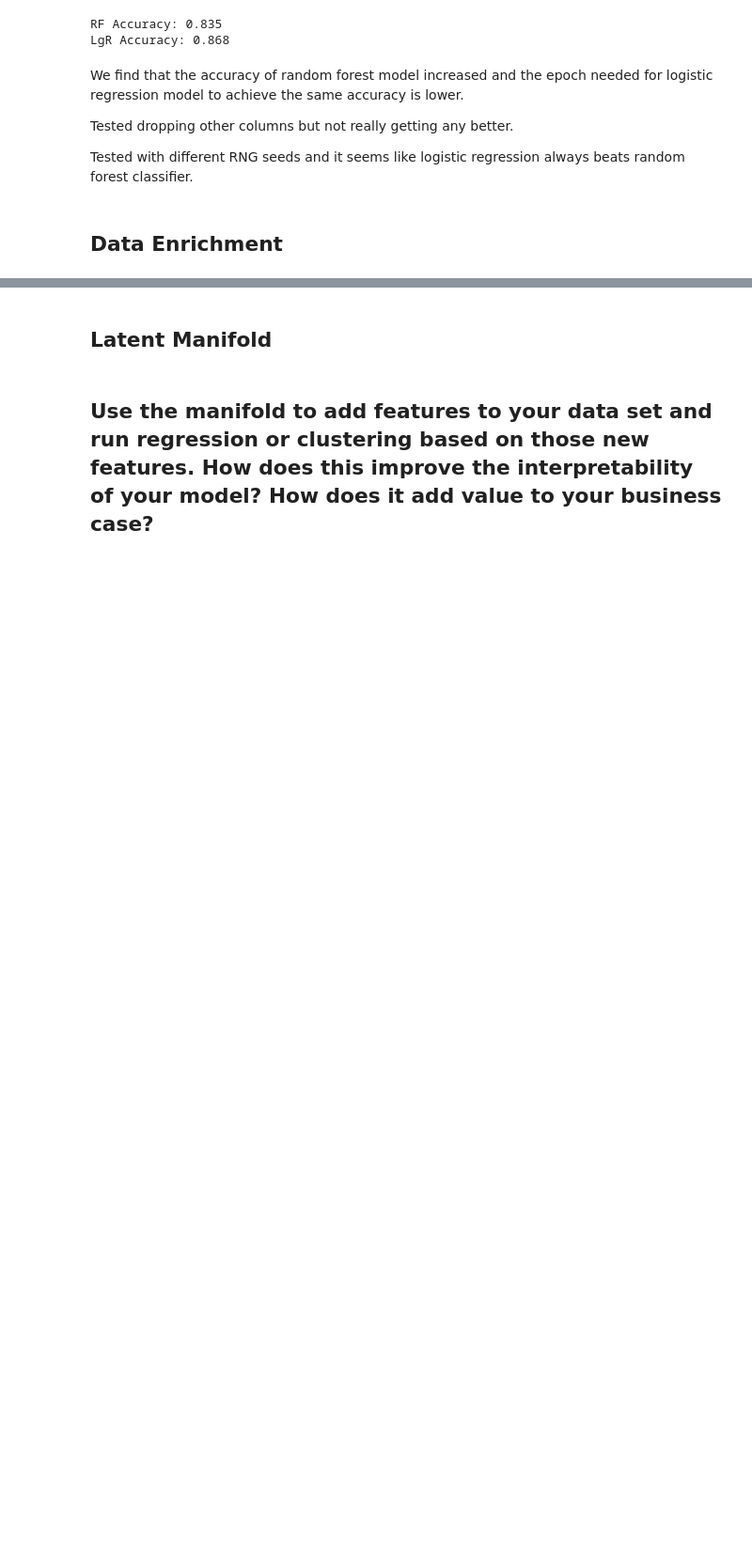
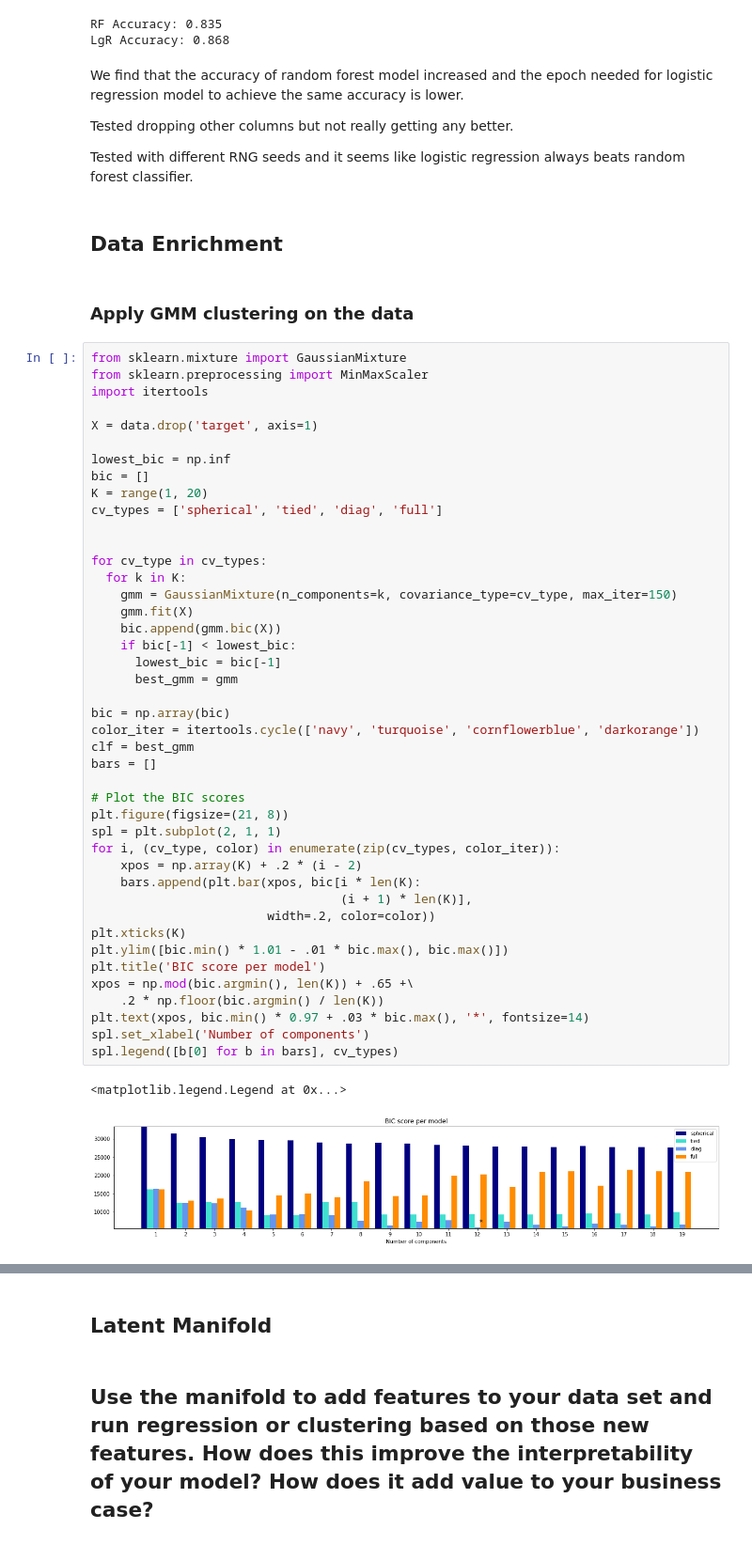
Before and after one commit to roanacla/ML_Heart_Disease_Predictor, a Jupyter notebook: Homework_3.ipynb, the cells around one changed output, grey strips where cells are left out. Shown at 94% size. Drawn from its saved outputs; the diff is of its cells as text; blank space fills up the shorter version.

Commit message:
Use clustering as an enrichment method

```diff
--- a/Homework_3.ipynb
+++ b/Homework_3.ipynb
@@ -253,3 +253,51 @@ Tested dropping other columns but not really getting any better.
 Tested with different RNG seeds and it seems like logistic regression always beats random forest classifier.
 # %% [markdown]
 ## Data Enrichment
+# %% [markdown]
+### Apply GMM clustering on the data
+# %%
+from sklearn.mixture import GaussianMixture
+from sklearn.preprocessing import MinMaxScaler
+import itertools
+
+X = data.drop('target', axis=1)
+
+lowest_bic = np.inf
+bic = []
+K = range(1, 20)
+cv_types = ['spherical', 'tied', 'diag', 'full']
+
+
+for cv_type in cv_types:
+  for k in K:
+    gmm = GaussianMixture(n_components=k, covariance_type=cv_type, max_iter=150)
+    gmm.fit(X)
+    bic.append(gmm.bic(X))
+    if bic[-1] < lowest_bic:
+      lowest_bic = bic[-1]
+      best_gmm = gmm
+
+bic = np.array(bic)
+color_iter = itertools.cycle(['navy', 'turquoise', 'cornflowerblue', 'darkorange'])
+clf = best_gmm
+bars = []
+
+# Plot the BIC scores
+plt.figure(figsize=(21, 8))
+spl = plt.subplot(2, 1, 1)
+for i, (cv_type, color) in enumerate(zip(cv_types, color_iter)):
+    xpos = np.array(K) + .2 * (i - 2)
+    bars.append(plt.bar(xpos, bic[i * len(K):
+                                  (i + 1) * len(K)],
+                        width=.2, color=color))
+plt.xticks(K)
+plt.ylim([bic.min() * 1.01 - .01 * bic.max(), bic.max()])
+plt.title('BIC score per model')
+xpos = np.mod(bic.argmin(), len(K)) + .65 +\
+    .2 * np.floor(bic.argmin() / len(K))
+plt.text(xpos, bic.min() * 0.97 + .03 * bic.max(), '*', fontsize=14)
+spl.set_xlabel('Number of components')
+spl.legend([b[0] for b in bars], cv_types)
+# %% [output]
+<matplotlib.legend.Legend at 0x...>
+[figure, added]
```
Also changed, not shown: parts of 5 cells of this notebook.
